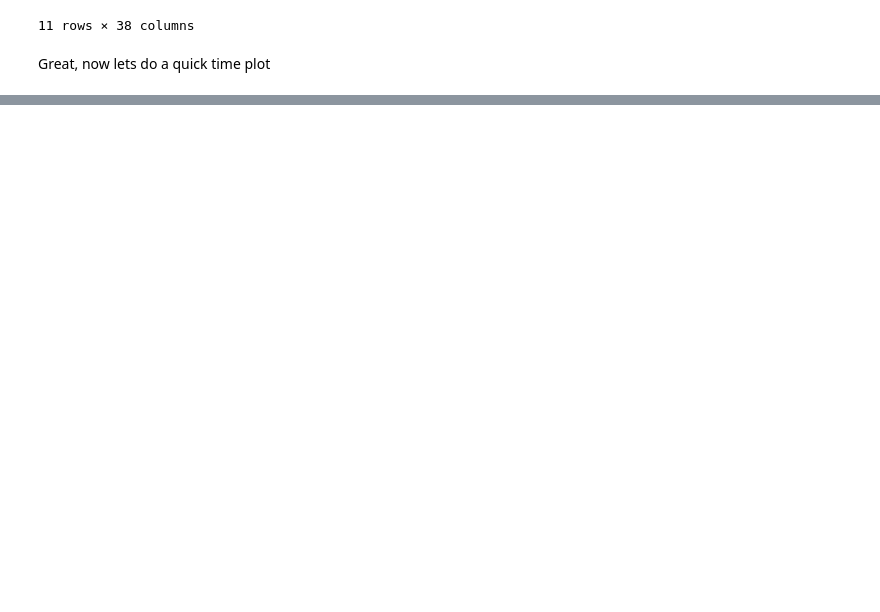
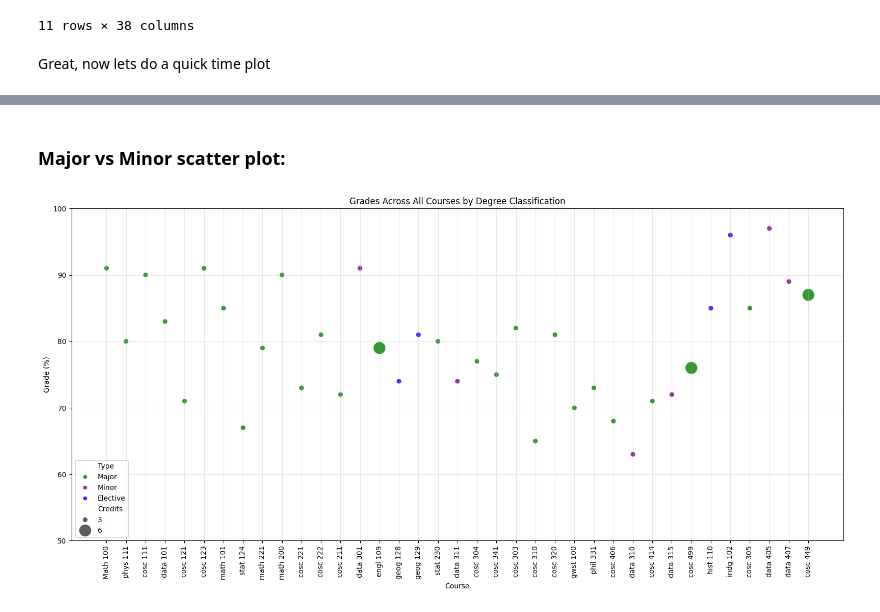
Before and after one commit to almsam/Data-playground, a Jupyter notebook: Grades analysis.ipynb, the cells around one changed output, grey strips where cells are left out. Drawn from its saved outputs; the diff is of its cells as text; code cells hidden in the pictures; blank space fills up the shorter version.

```diff
--- a/Grades analysis.ipynb
+++ b/Grades analysis.ipynb
@@ -80,0 +178,26 @@ Great, now lets do a quick time plot
+# %% [markdown]
+### Major vs Minor scatter plot:
+# %%
+plt.figure(figsize=(16, 8))
+
+sns.scatterplot(
+    data=df,
+    x="Course",
+    y="Grade",
+    size="Credits",
+    sizes=(50, 300),
+    hue="Type",
+    palette={"Major": "green", "Minor": "purple", "Elective": "blue"},
+    alpha=0.8
+)
+
+plt.title("Grades Across All Courses by Degree Classification")
+plt.xlabel("Course")
+plt.ylabel("Grade (%)")
+plt.ylim(50, 100)
+plt.xticks(rotation=90)
+plt.grid(True, alpha=0.3)
+plt.tight_layout()
+plt.show()
+# %% [output]
+[figure, added]
```
Also changed, not shown: parts of 10 cells of this notebook.
